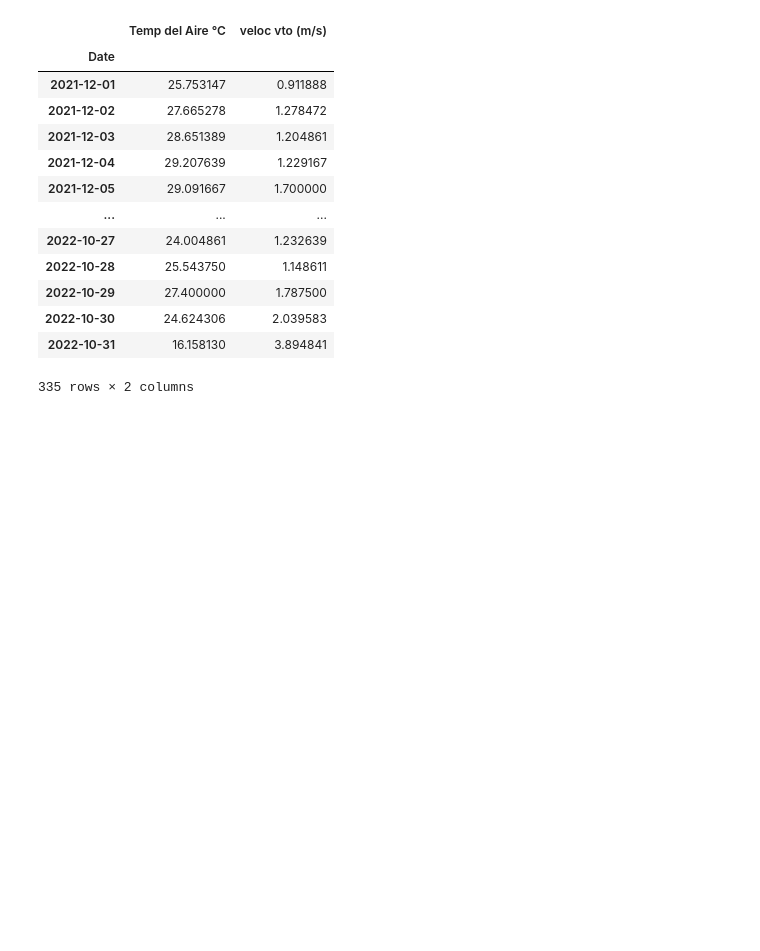
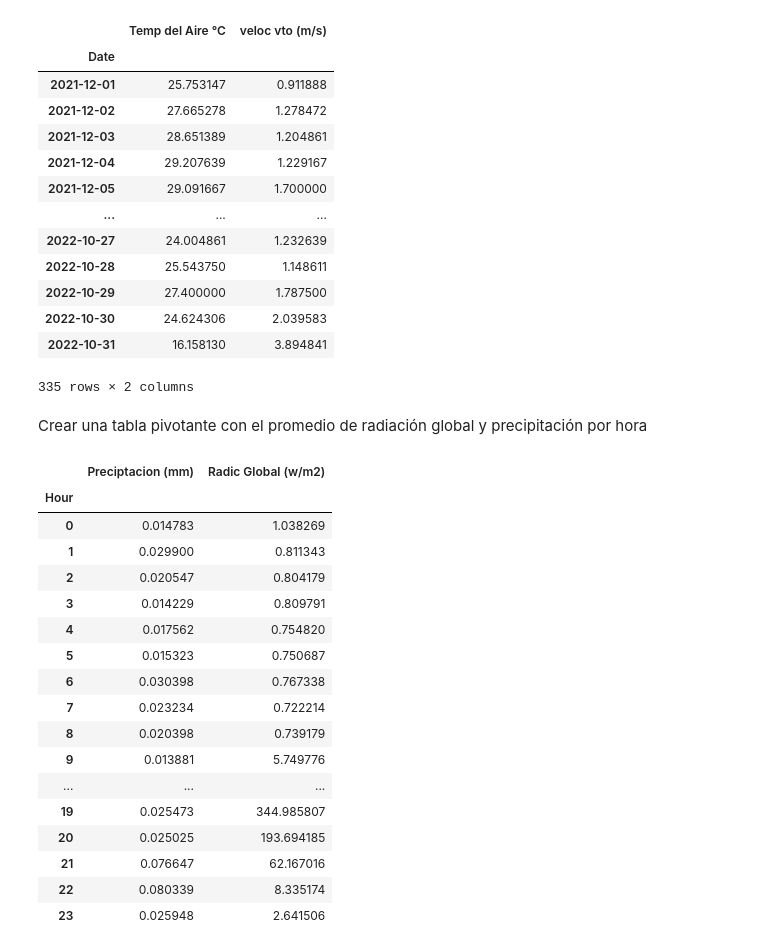
Before and after one commit to aldodds/DS_Python_WeatherStation, a Jupyter notebook: EstacionMeteorologica.ipynb, the cells around one changed output. Cells and saved outputs as stored; diff of their text form; code cells hidden in the pictures; blank space fills up the shorter version.

Commit message:
Se terminan las tablas pivotantes

```diff
--- a/EstacionMeteorologica.ipynb
+++ b/EstacionMeteorologica.ipynb
@@ -538,3 +538,34 @@ tabla_promedios_diarios_velocidad_viento_temperatura_aire
 | 2022-10-30 | 24.624306 | 2.039583 |
 | 2022-10-31 | 16.158130 | 3.894841 |
 335 rows × 2 columns
+# %% [markdown]
+Crear una tabla pivotante con el promedio de radiación global y precipitación por hora
+# %%
+estacion_meteorologica['Hour'] = estacion_meteorologica['Date / Time'].dt.hour  # Extraer hora del día
+
+tabla_promedios_radiacion_precipitacion_por_hora = estacion_meteorologica.pivot_table(
+    index='Hour',  # Agrupar por hora
+    values=['Radic Global (w/m2)', 'Preciptacion (mm)'],  # Columnas a analizar
+    aggfunc='mean'  # Promediar los valores
+)
+
+tabla_promedios_radiacion_precipitacion_por_hora
+# %% [output]
+|  | Preciptacion (mm) | Radic Global (w/m2) |
+| Hour |  |  |
+| 0 | 0.014783 | 1.038269 |
+| 1 | 0.029900 | 0.811343 |
+| 2 | 0.020547 | 0.804179 |
+| 3 | 0.014229 | 0.809791 |
+| 4 | 0.017562 | 0.754820 |
+| 5 | 0.015323 | 0.750687 |
+| 6 | 0.030398 | 0.767338 |
+| 7 | 0.023234 | 0.722214 |
+| 8 | 0.020398 | 0.739179 |
+| 9 | 0.013881 | 5.749776 |
+| ... | ... | ... |
+| 19 | 0.025473 | 344.985807 |
+| 20 | 0.025025 | 193.694185 |
+| 21 | 0.076647 | 62.167016 |
+| 22 | 0.080339 | 8.335174 |
+| 23 | 0.025948 | 2.641506 |
```
Also changed, not shown: parts of 2 cells of this notebook.
